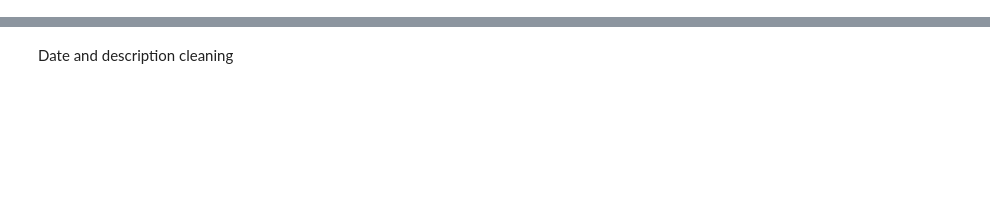
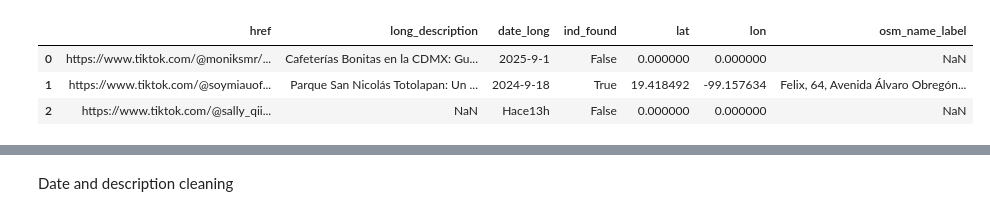
Before and after one commit to edgar-daniel-codes/where_2_go, a Jupyter notebook: draft.ipynb, the cells around one changed output, grey strips where cells are left out. Saved outputs shown, nothing was run; the diff lists cells and outputs as text; code cells hidden in the pictures; blank space fills up the shorter version.

```diff
--- a/draft.ipynb
+++ b/draft.ipynb
@@ -229,7 +224,7 @@ for h, d in zip(root_list, caption_list):
             # Call API if we have label
             if add_label != "":
 
-                loc_osm_api = wm.geocode_osm("Félix | CDMX")
+                loc_osm_api = wm.geocode_osm(add_label)
 
                 # Update interest values
                 if loc_osm_api["found"]:
@@ -237,6 +232,7 @@ for h, d in zip(root_list, caption_list):
                     lat = loc_osm_api["lat"]
                     lon = loc_osm_api["lon"]
                     osm_name_label = loc_osm_api["display_name"]
+
 
                 else:
                     ind_found = False
@@ -270,6 +266,7 @@ for h, d in zip(root_list, caption_list):
                     "href": h,
                     "long_description": desc_text,
                     "date_long": date_text,
+                    "add_label_used": add_label
                     "ind_found":ind_found,
                     "lat":lat,
                     "lon":lon,
@@ -306,3 +320,10 @@ Geolocation Process ended for https://www.tiktok.com/@nan_jari/video/75416184385
 df_raw_des = pd.DataFrame(desc_results)
 # %%
 df_raw_des.to_csv(RAW_DATA + DAY_FILE, index = False)
+# %%
+df_raw_des.head(3)
+# %% [output]
+|  | href | long_description | date_long | ind_found | lat | lon | osm_name_label |
+| 0 | https://www.tiktok.com/@moniksmr/... | Cafeterías Bonitas en la CDMX: Gu... | 2025-9-1 | False | 0.000000 | 0.000000 | NaN |
+| 1 | https://www.tiktok.com/@soymiauof... | Parque San Nicolás Totolapan: Un ... | 2024-9-18 | True | 19.418492 | -99.157634 | Felix, 64, Avenida Álvaro Obregón... |
+| 2 | https://www.tiktok.com/@sally_qii... | NaN | Hace13h | False | 0.000000 | 0.000000 | NaN |
```
Also changed, not shown: parts of 4 cells of this notebook, 1 other file.
